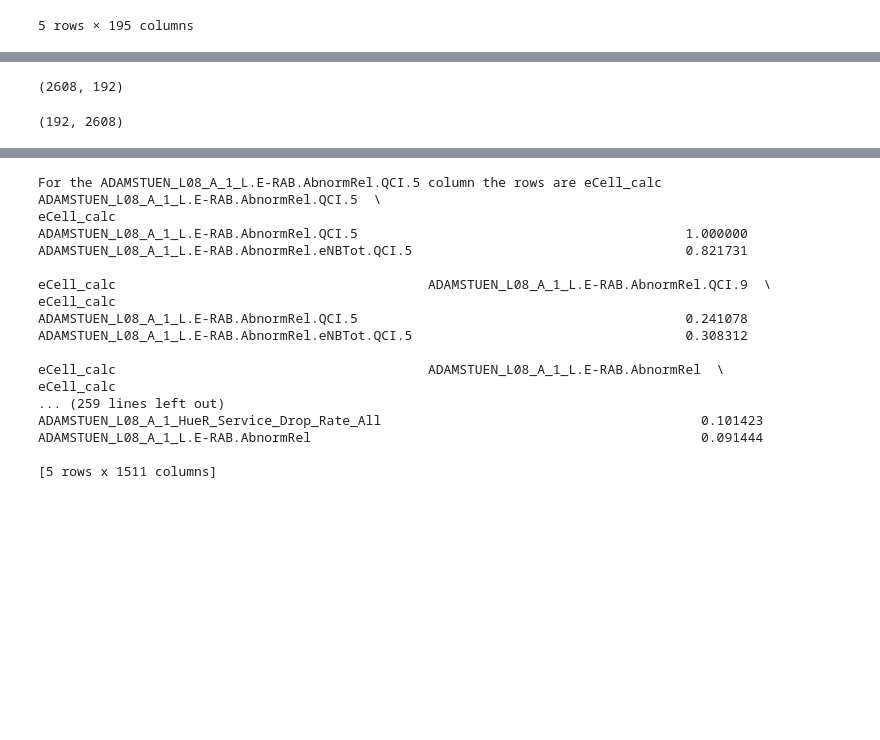
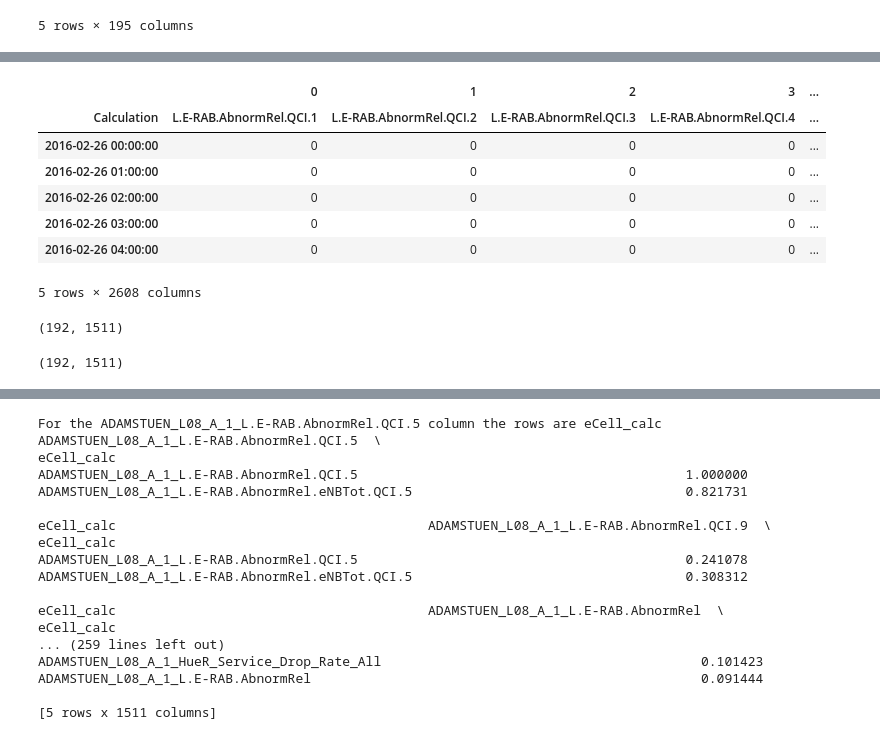
Before and after one commit to eua89/network, a Jupyter notebook: Untitled.ipynb, the cells around one changed output, grey strips where cells are left out. Saved outputs shown, nothing was run; the diff lists cells and outputs as text; code cells hidden in the pictures; blank space fills up the shorter version.

```diff
--- a/Untitled.ipynb
+++ b/Untitled.ipynb
@@ -13,10 +13,15 @@ df.head()
 | 3 | 4 | ADAMSTUEN_L08_A_1 | L.E-RAB.AbnormRel.QCI.4 | 0 | 0 | 0 | 0 | ... |
 | 4 | 5 | ADAMSTUEN_L08_A_1 | L.E-RAB.AbnormRel.QCI.5 | 0 | 0 | 0 | 0 | ... |
 5 rows × 195 columns
+# %%
+indx = [i for i in range(df.shape[0])]
 # %%
-df['eCell_calc'] = df[['eCell','Calculation']].apply(lambda x: "_".join(x), axis=1 )
-df = df.set_index('eCell_calc')
+# df['eCell_calc'] = df[['eCell','Calculation']].apply(lambda x: "_".join(x), axis=1 )
+# df = df.set_index('eCell_calc')
 df = df.drop('Unnamed: 0', 1)
-df = df.drop('eCell', 1)
-df = df.drop('Calculation', 1)
-df.head()
+
+df_calc = df.drop('eCell', 1)
+df_calc = df_calc.set_index([indx,'Calculation'])
+
+df_ecell = df.drop('Calculation', 1)
+df_ecell = df_ecell.set_index([indx,'eCell'])
@@ -31,0 +32,6 @@ df.head()
+# %%
+df_calc_trans= df_calc.T
+df_calc_trans.shape
+
+df_ecell_trans = df_ecell.T
+df_ecell_trans.shape
@@ -31,0 +52,15 @@ df.head()
+# %%
+df_ecell_trans.index = pd.to_datetime(df_ecell_trans.index)
+df_ecell_trans.head()
+
+df_calc_trans.index = pd.to_datetime(df_calc_trans.index)
+df_calc_trans.head()
+# %% [output]
+|  | 0 | 1 | 2 | 3 | ... |
+| Calculation | L.E-RAB.AbnormRel.QCI.1 | L.E-RAB.AbnormRel.QCI.2 | L.E-RAB.AbnormRel.QCI.3 | L.E-RAB.AbnormRel.QCI.4 | ... |
+| 2016-02-26 00:00:00 | 0 | 0 | 0 | 0 | ... |
+| 2016-02-26 01:00:00 | 0 | 0 | 0 | 0 | ... |
+| 2016-02-26 02:00:00 | 0 | 0 | 0 | 0 | ... |
+| 2016-02-26 03:00:00 | 0 | 0 | 0 | 0 | ... |
+| 2016-02-26 04:00:00 | 0 | 0 | 0 | 0 | ... |
+5 rows × 2608 columns
@@ -32,9 +77,12 @@ df.head()
+# %%
+df_ecel_no_zero = df_ecell_trans.loc[:, (df_ecell_trans != 0).any(axis=0)]
+df_ecel_no_zero.shape
+
+df_calc_no_zero = df_calc_trans.loc[:, (df_calc_trans != 0).any(axis=0)]
+df_calc_no_zero.shape
+# %% [output]
+(192, 1511)
 # %%
-df.shape
+df_ecel_no_zero.shape
 # %% [output]
-(2608, 192)
+(192, 1511)
-# %%
-df_trans= df.T
-df_trans.shape
-# %% [output]
-(192, 2608)
```
Also changed, not shown: parts of 22 cells of this notebook.
